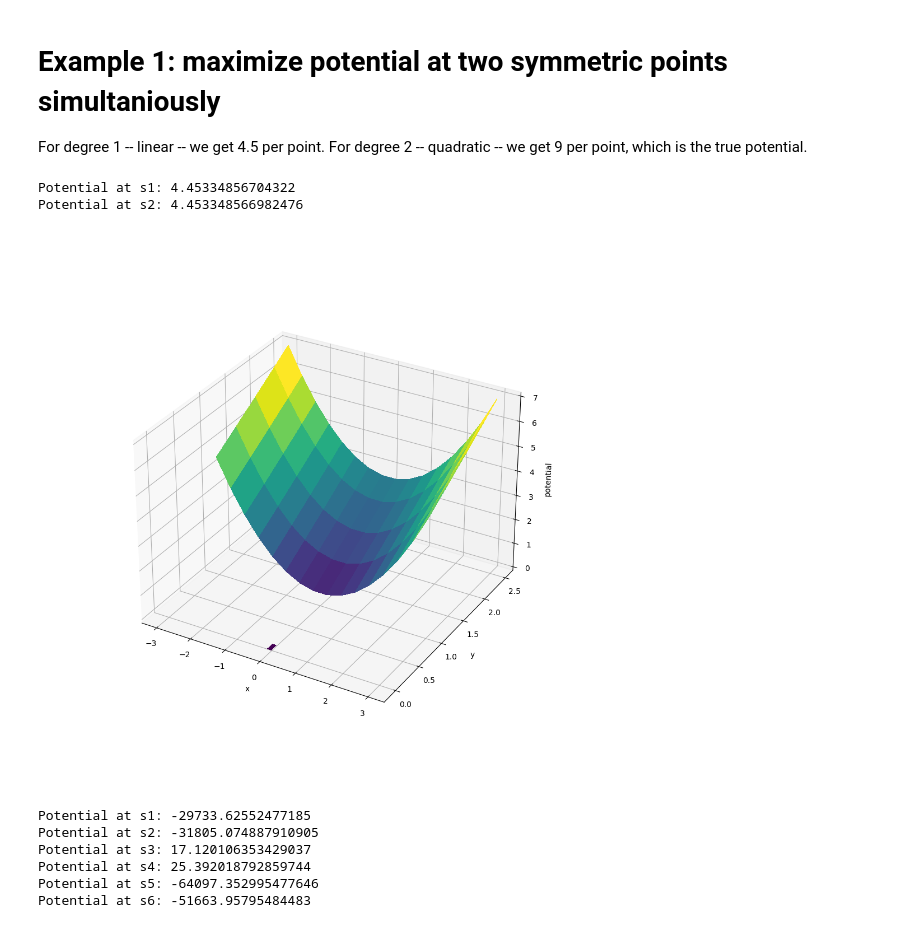
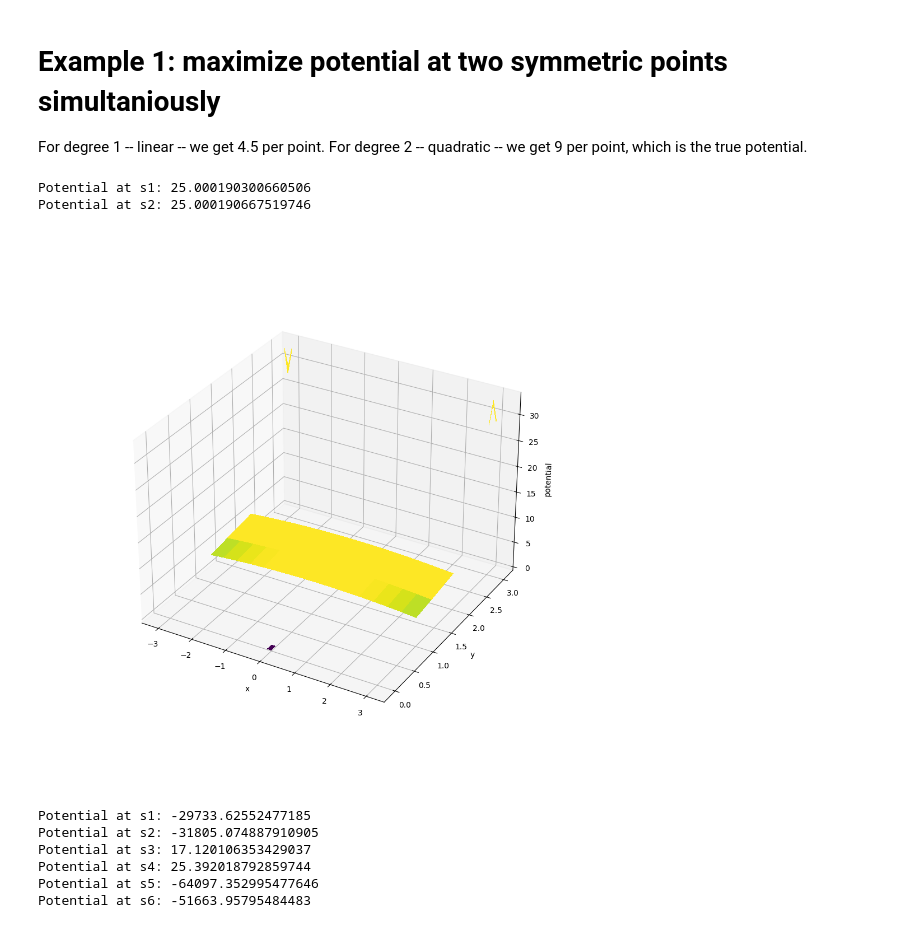
Before and after one commit to iamsavva/gcs-pw-poly, a Jupyter notebook: notebooks_bin/dual_test.ipynb, the cells around one changed output. Cells and saved outputs as stored; diff of their text form; code cells hidden in the pictures.

```diff
--- a/notebooks_bin/dual_test.ipynb
+++ b/notebooks_bin/dual_test.ipynb
@@ -148,14 +148,14 @@ class CenteredVertex(Vertex):
         super(CenteredVertex, self).__init__(name, prog, x-w/2,x+w/2, y-h/2, y+h/2, potential_poly_deg, multiplier_deg, pot_type)
 
 class Edge:
-    def __init__(self, v_left: Vertex, v_right: Vertex, prog: MathematicalProgram, multiplier_deg = 4):
+    def __init__(self, v_left: Vertex, v_right: Vertex, prog: MathematicalProgram, multiplier_deg = 4,flipsign=False):
         self.left = v_left
         self.right = v_right
         self.left_right_multiplier_degrees = multiplier_deg
 
         self.define_quadratic_cost_poly()
         self.define_multipliers(prog)
-        self.add_edge_potential_diff_constraint(prog)
+        self.add_edge_potential_diff_constraint(prog, flipsign)
 
     def define_quadratic_cost_poly(self):
         self.edge_cost = Polynomial( 0.5*(self.left.x - self.right.x)**2 +0.5* (self.left.y - self.right.y)**2)
@@ -169,7 +169,17 @@ class Edge:
         poly2,_ = prog.NewSosPolynomial(self.right.vars, self.left_right_multiplier_degrees)
         self.right_multipliers = np.array([poly1, poly2])
 
-    def add_edge_potential_diff_constraint(self, prog: MathematicalProgram):
+    def add_edge_potential_diff_constraint(self, prog: MathematicalProgram, flipsign=False):
+        expr = (
+            self.edge_cost
+            - (self.left.potential - self.right.potential)
+            + self.left_multipliers.dot(self.left.convex_set_poly)
+            + self.right_multipliers.dot(self.right.convex_set_poly)
+        )
+        poly, _ = prog.NewSosPolynomial(Variables([self.left.x, self.left.y, self.right.x, self.right.y]), self.left_right_multiplier_degrees)
+        prog.AddEqualityConstraintBetweenPolynomials(expr, poly)
+
+    def add_edge_potential_diff_constraint(self, prog: MathematicalProgram, flipsign=False):
         expr = (
             self.edge_cost
             - (self.left.potential - self.right.potential)
@@ -261,54 +278,54 @@ prog = MathematicalProgram()
 
 vertices = []
 vt = Vertex("t", prog, -eps, eps, -eps, eps, pot_degree, multiplier_deg)
-v1 = Vertex("1", prog, -3,3, 1,2.5, pot_degree, multiplier_deg)
+v1 = Vertex("1", prog, -3,3, 1,2, pot_degree, multiplier_deg)
 s1 = Vertex("s1", prog, -3-eps,-3+eps, 3-eps,3+eps, pot_degree, multiplier_deg)
 s2 = Vertex("s2", prog, 3-eps,3+eps, 3-eps,3+eps, pot_degree, multiplier_deg)
 
-vertices = [vt, v1]
+vertices = [vt, v1, s1, s2]
 
-e2 = Edge(s2, v1, prog, multiplier_deg)
-e1 = Edge(s1, v1, prog, multiplier_deg)
-e0 = Edge(v1, vt, prog, multiplier_deg)
+e2 = Edge(s2, v1, prog, multiplier_deg,True)
+e1 = Edge(s1, v1, prog, multiplier_deg,True)
+e0 = Edge(v1, vt, prog, multiplier_deg,True)
 
 # potential is zero at target point
 prog.AddEqualityConstraintBetweenPolynomials(vt.evaluate_partial_potential_at_point(0,0), Polynomial(0) )
 
 # prog.AddEqualityConstraintBetweenPolynomials(s1.evaluate_partial_potential_at_point(-3,3), Polynomial(8.8) )
 
 # maximize potential at start point
-# cost = s1.cost_at_center() + s2.cost_at_center()
-cost = s1.cost_of_integral() + s2.cost_of_integral()
-prog.AddLinearCost( -cost )
+cost = s1.cost_at_center() + s2.cost_at_center()
+# cost = s1.cost_of_integral() + s2.cost_of_integral()
+prog.AddLinearCost( cost )
 
 solution = Solve(prog)
 
 
 assert solution.is_success()
 print("Potential at s1:", s1.cost_at_center(solution))
 print("Potential at s2:", s2.cost_at_center(solution))
 
 
 
 fig, ax = plt.subplots(subplot_kw={"projection": "3d"})
 fig.set_figheight(10)
 fig.set_figwidth(10)
 ax.set_xlabel("x")
 ax.set_ylabel("y")
 ax.set_zlabel("potential")
 # ax.view_init(elev=90, azim=-90)
 
 for v in vertices:
     max_cutoff = None
     if v.name == "t":
         max_cutoff = 0
     v.make_a_surface(solution, ax, max_pot = max_cutoff, vmin=0, vmax=6)
 
 plt.show()
 # %% [output]
-Potential at s1: 4.45334856704322
-Potential at s2: 4.453348566982476
+Potential at s1: 25.000190300660506
+Potential at s2: 25.000190667519746
-[figure, old version]
+[figure, new version]
 # %%
 pot_degree = 2
 multiplier_deg = 4
```
Also changed, not shown: parts of 2 cells of this notebook, 2 other files.
